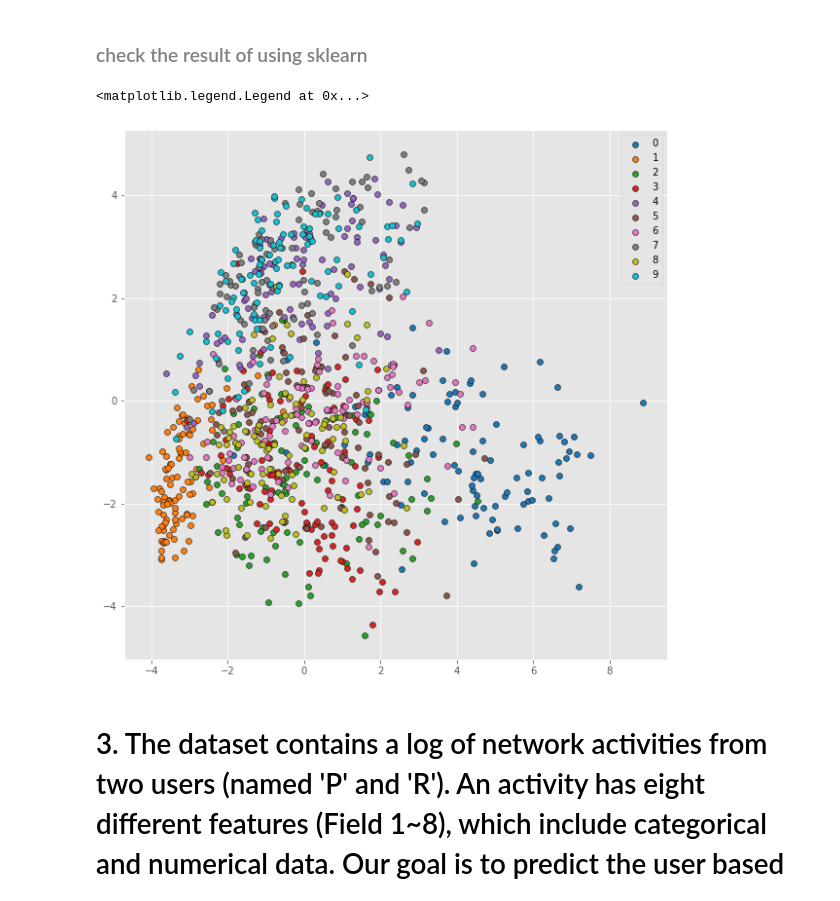
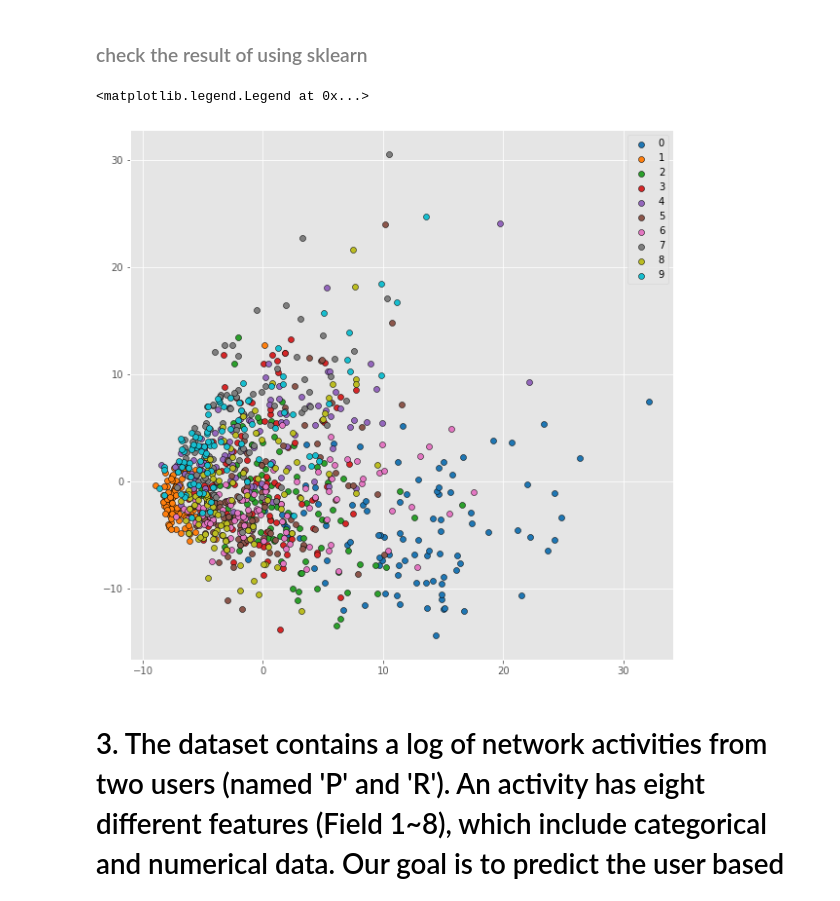
Before and after one commit to theabc50111/nccu_cs_hw, a Jupyter notebook: DeepLearning_HW/hw2/110753201_hw2_資科碩一曹昱維.ipynb, the cells around one changed output. Cells and saved outputs as stored; diff of their text form; code cells hidden in the pictures.

```diff
--- a/DeepLearning_HW/hw2/110753201_hw2_資科碩一曹昱維.ipynb
+++ b/DeepLearning_HW/hw2/110753201_hw2_資科碩一曹昱維.ipynb
@@ -183,21 +194,24 @@ plt.legend()
 ### <font color='gray'>check the result of using sklearn</font>
 # %%
 from sklearn.decomposition import PCA
+from sklearn.preprocessing import StandardScaler
 
-x_train = x_train.reshape(-1,784)
+# x_train = x_train.reshape(-1,784)
+x_train_cm = StandardScaler().fit_transform(x_train)
+
 model = PCA(n_components=2)
-tmp = model.fit_transform(x_train)
+tmp = model.fit_transform(x_train_cm)
 
 # Plot the training points
 plt.figure(1, figsize=(10, 10))
 plt.clf()
 colors = ['tab:blue','tab:orange','tab:green','tab:red','tab:purple','tab:brown','tab:pink','tab:gray','tab:olive','tab:cyan']
 for i in range(10):
     plt.scatter(tmp[i*100:(i+1)*100, 0], tmp[i*100:(i+1)*100, 1], c=colors[i], edgecolor="k", label=f'{i}')
 plt.legend()
 # %% [output]
 <matplotlib.legend.Legend at 0x...>
-[figure, old version]
+[figure, new version]
 # %% [markdown]
 # 3. The dataset contains a log of network activities from two users (named 'P' and 'R'). An activity has eight different features (Field 1~8), which include categorical and numerical data. Our goal is to predict the user based on its activity record. Please use logistic regression to train a model on the training dataset (“PBP_train.csv”) and then test it on “PBP_test.csv.” The test results and accuracy need to be included in the report.
 # %% [markdown]
```
Also changed, not shown: parts of 4 cells of this notebook, 10 other files.
